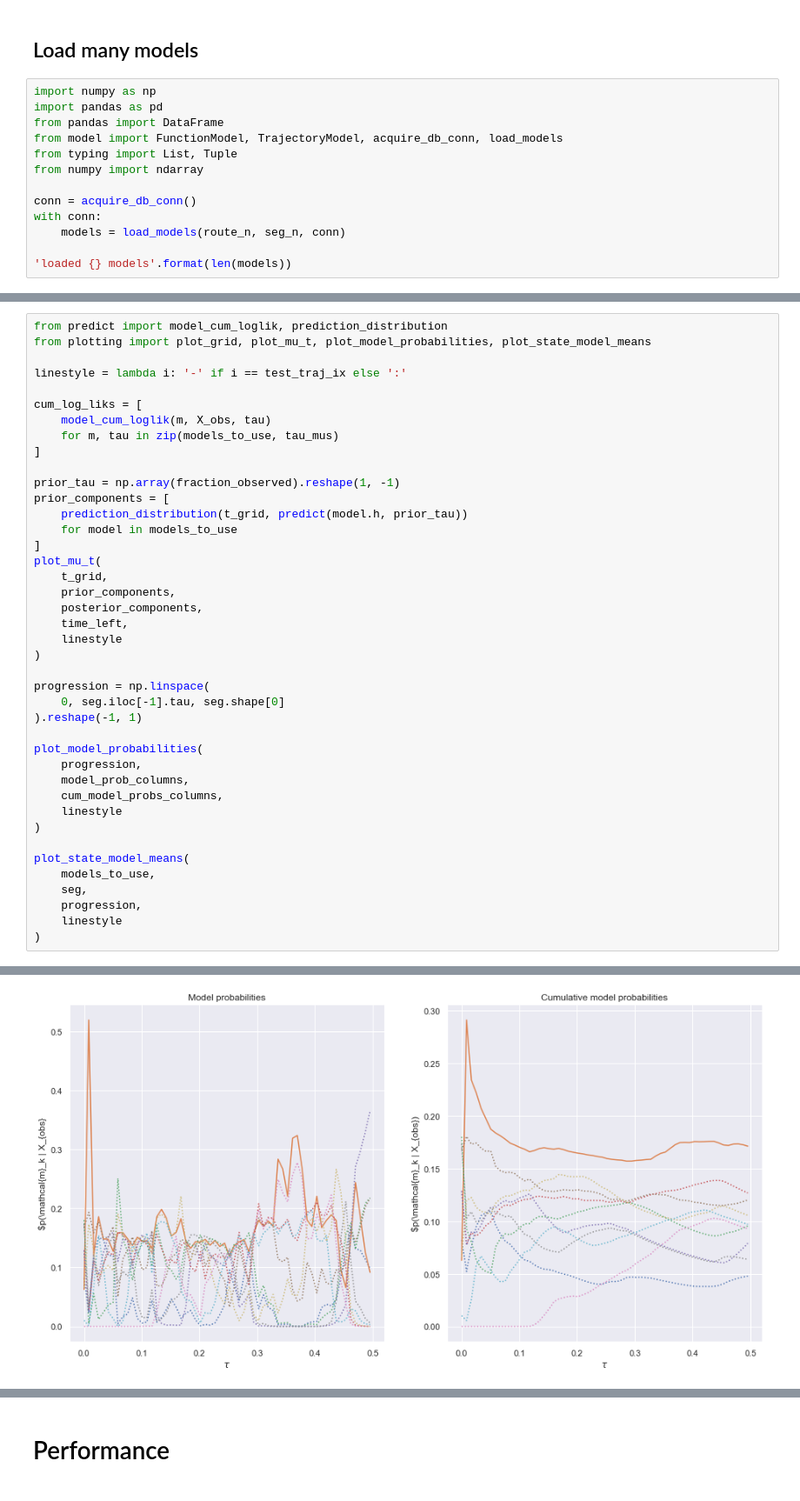
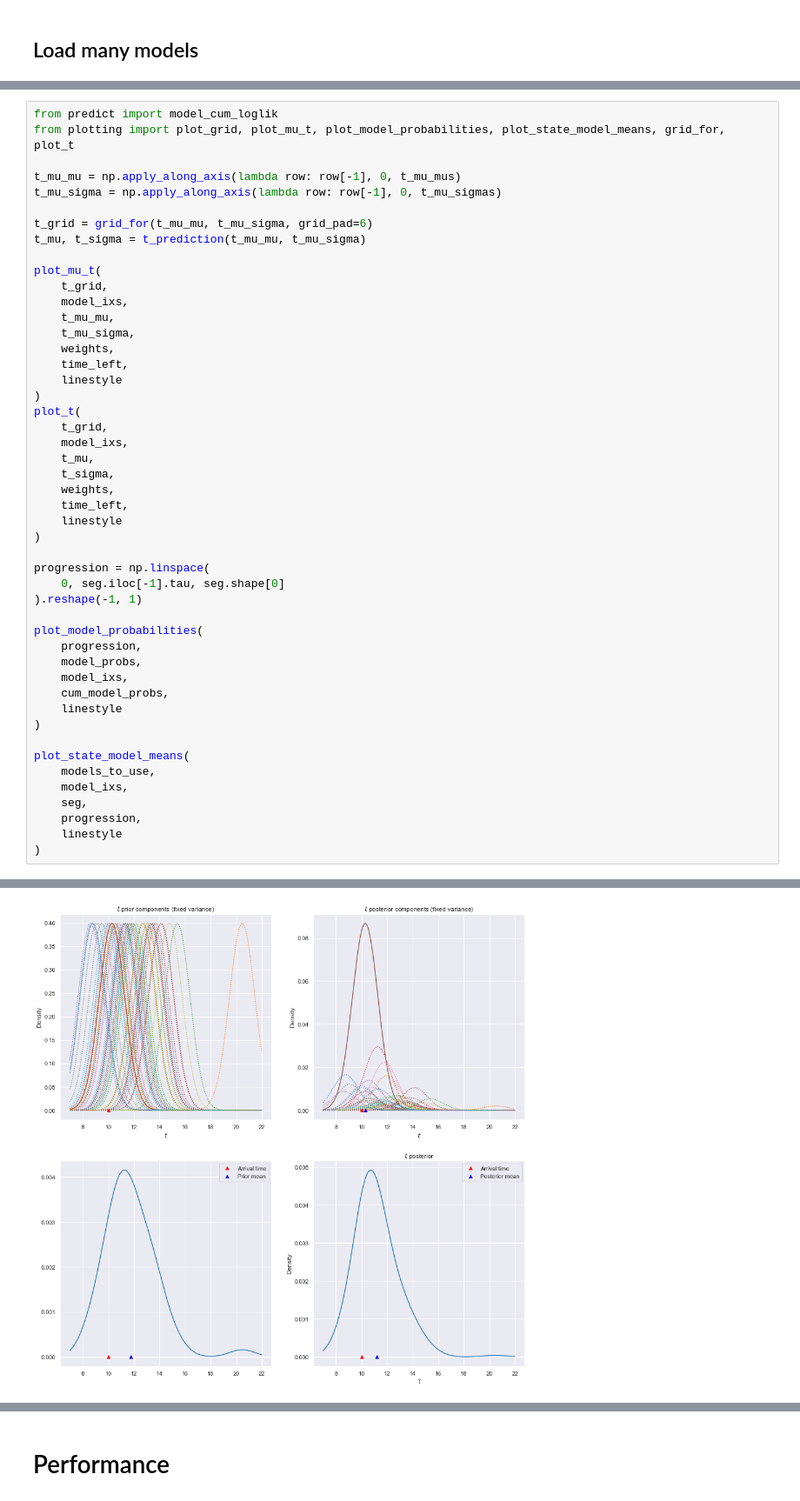
Before and after one commit to SebastianCallh/master-thesis, a Jupyter notebook: model/model.ipynb, the cells around one changed output, grey strips where cells are left out. Shown at 87% size. Drawn from its saved outputs; the diff is of its cells as text.

```diff
--- a/model/model.ipynb
+++ b/model/model.ipynb
@@ -353,15 +241,2 @@ KeyboardInterrupt:
 # %% [markdown]
 ## Load many models
-# %%
-import numpy as np
-import pandas as pd
-from pandas import DataFrame
-from model import FunctionModel, TrajectoryModel, acquire_db_conn, load_models
-from typing import List, Tuple
-from numpy import ndarray
-
-conn = acquire_db_conn()
-with conn:
-    models = load_models(route_n, seg_n, conn)
-
-'loaded {} models'.format(len(models))
@@ -487,23 +416,28 @@ predicting for 1278
 # %%
-from predict import model_cum_loglik, prediction_distribution
-from plotting import plot_grid, plot_mu_t, plot_model_probabilities, plot_state_model_means
+from predict import model_cum_loglik
+from plotting import plot_grid, plot_mu_t, plot_model_probabilities, plot_state_model_means, grid_for, plot_t
 
-linestyle = lambda i: '-' if i == test_traj_ix else ':'
+t_mu_mu = np.apply_along_axis(lambda row: row[-1], 0, t_mu_mus)
+t_mu_sigma = np.apply_along_axis(lambda row: row[-1], 0, t_mu_sigmas)
 
-cum_log_liks = [
-    model_cum_loglik(m, X_obs, tau)
-    for m, tau in zip(models_to_use, tau_mus)
-]
+t_grid = grid_for(t_mu_mu, t_mu_sigma, grid_pad=6)
+t_mu, t_sigma = t_prediction(t_mu_mu, t_mu_sigma)
 
-prior_tau = np.array(fraction_observed).reshape(1, -1)
-prior_components = [
-    prediction_distribution(t_grid, predict(model.h, prior_tau))
-    for model in models_to_use
-]
 plot_mu_t(
     t_grid,
-    prior_components,
-    posterior_components,
+    model_ixs,
+    t_mu_mu,
+    t_mu_sigma,
+    weights,
+    time_left,
+    linestyle
+)
+plot_t(
+    t_grid,
+    model_ixs,
+    t_mu,
+    t_sigma,
+    weights,
     time_left,
     linestyle
 )
@@ -514,13 +448,15 @@ progression = np.linspace(
 
 plot_model_probabilities(
     progression,
-    model_prob_columns,
-    cum_model_probs_columns,
+    model_probs,
+    model_ixs,
+    cum_model_probs,
     linestyle
 )
 
 plot_state_model_means(
     models_to_use,
+    model_ixs,
     seg,
     progression,
     linestyle
@@ -530 +466 @@ plot_state_model_means(
-[figure, old version]
+[figure, new version]
```
Also changed, not shown: parts of 32 cells of this notebook, 29 other files.
